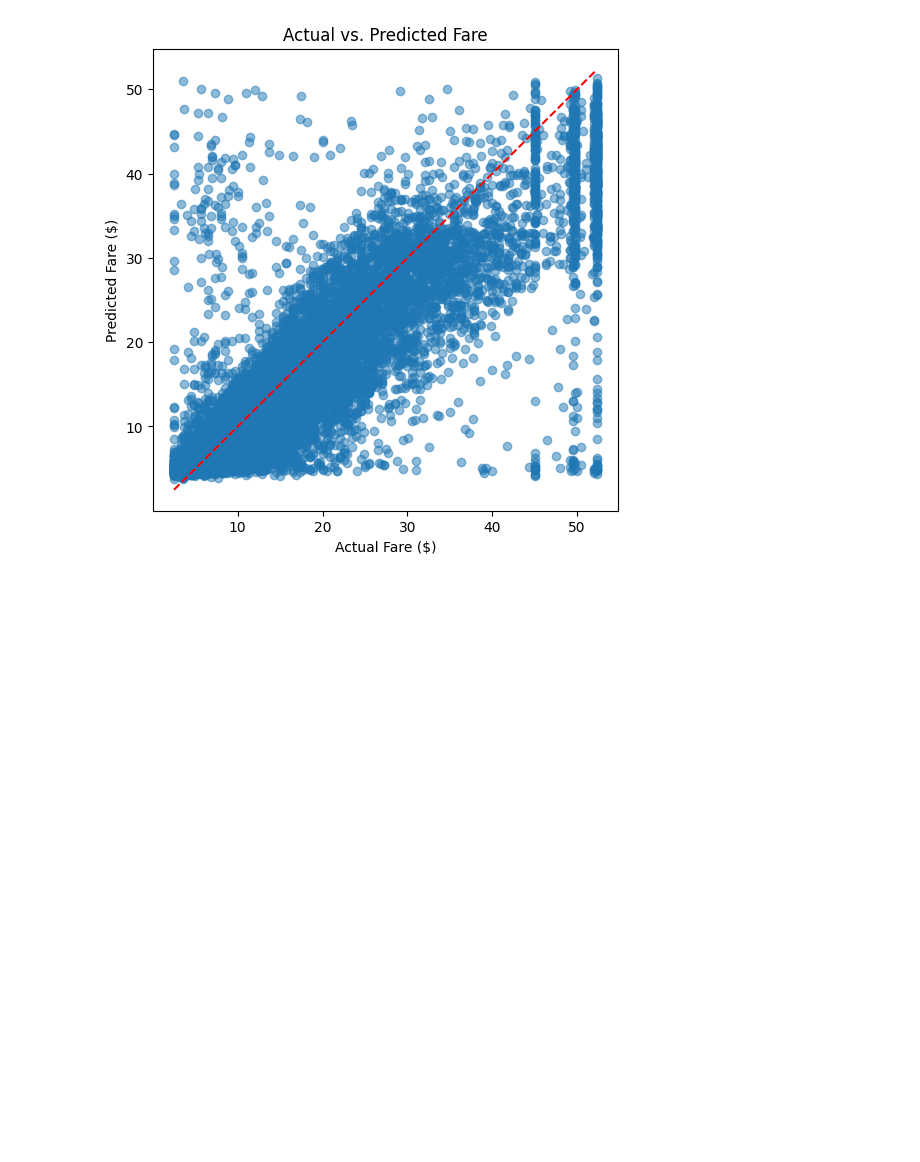
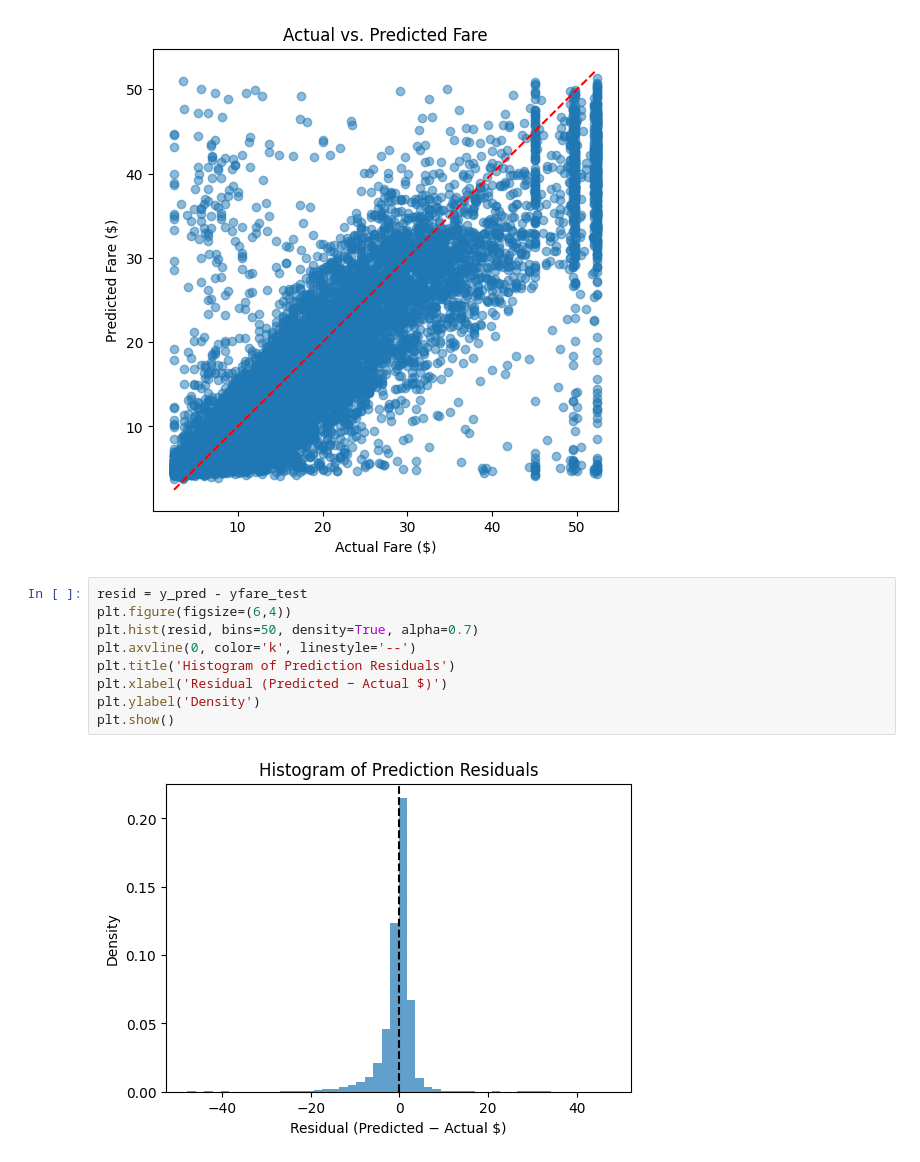
Before and after one commit to Teyymour/cmor438, a Jupyter notebook: supervised-learning/K Nearest Neighbors/KNN.ipynb, the cells around one changed output. Cells and saved outputs as stored; diff of their text form; blank space fills up the shorter version.

```diff
--- a/supervised-learning/K Nearest Neighbors/KNN.ipynb
+++ b/supervised-learning/K Nearest Neighbors/KNN.ipynb
@@ -171,3 +172,14 @@ plt.ylabel('Predicted Fare ($)')
 plt.show()
 # %% [output]
 [figure]
+# %%
+resid = y_pred - yfare_test
+plt.figure(figsize=(6,4))
+plt.hist(resid, bins=50, density=True, alpha=0.7)
+plt.axvline(0, color='k', linestyle='--')
+plt.title('Histogram of Prediction Residuals')
+plt.xlabel('Residual (Predicted − Actual $)')
+plt.ylabel('Density')
+plt.show()
+# %% [output]
+[figure, added]
```
Also changed, not shown: parts of 3 cells of this notebook, 6 other files.
